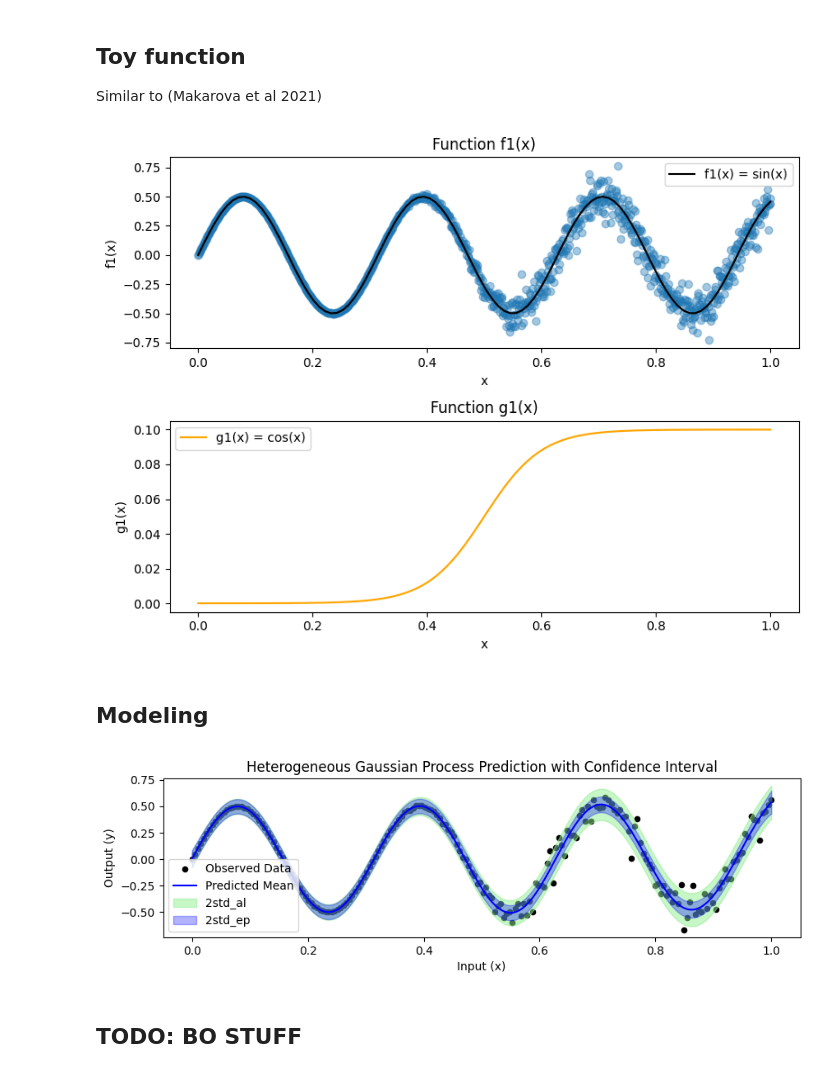
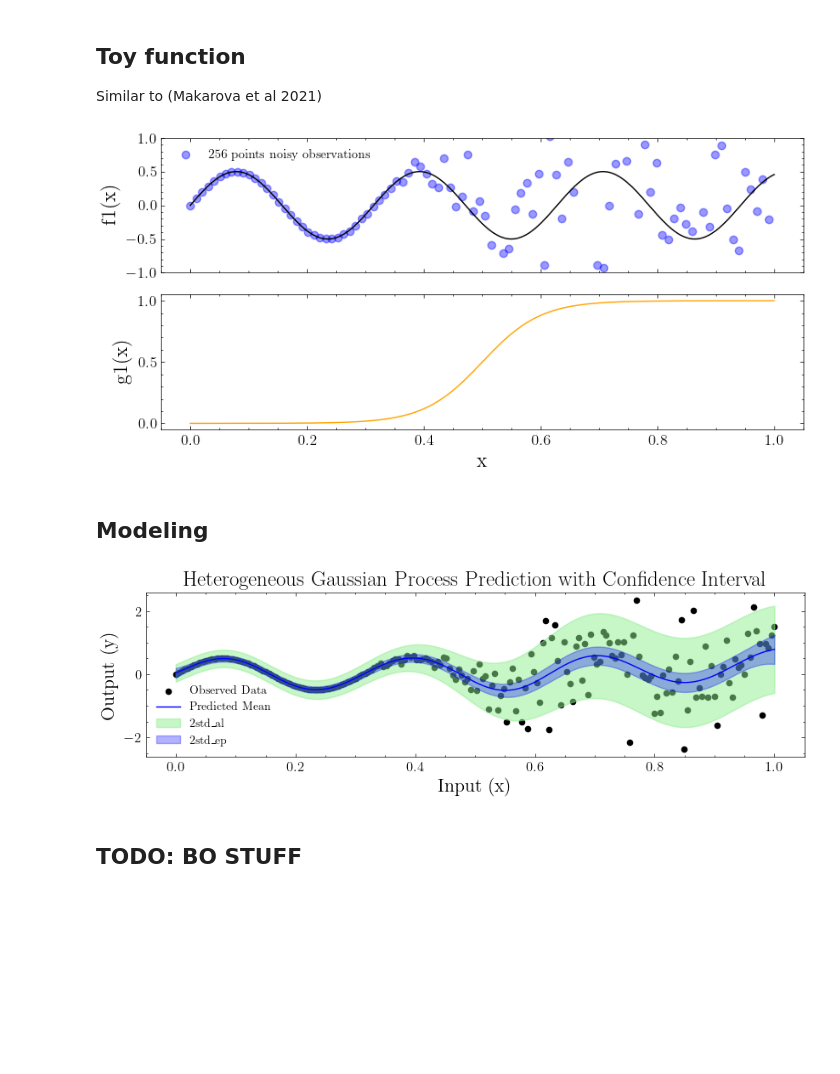
Before and after one commit to fazaghifari/hetgp-eval, a Jupyter notebook: bo_toy.ipynb, the cells around one changed output. Cells and saved outputs as stored; diff of their text form; code cells hidden in the pictures; blank space fills up the shorter version.

Commit message:
plot

```diff
--- a/bo_toy.ipynb
+++ b/bo_toy.ipynb
@@ -21,6 +21,15 @@ from src.rnimlhgp import RNHGP as RNHGP3
 import warnings
 
 warnings.filterwarnings("ignore")
+
+import scienceplots
+
+plt.style.use('science')
+params = {'xtick.labelsize':12,
+          'ytick.labelsize':12,
+          'axes.labelsize': 16,
+          'axes.titlesize': 18}
+plt.rcParams.update(params)
 # %% [markdown]
 ## Toy function
 Similar to (Makarova et al 2021)
@@ -28,46 +37,49 @@ Similar to (Makarova et al 2021)
 def g1(X):
     # logistic
     X = 20 * X - 10  # [0, 1] -> [-10, 10]
-    return 1 / (1 + np.exp(-X)) / 10
+    return 1 / (1 + np.exp(-X))
 
 
 def f1(X, add_noise=False):
     target = 0.5 * np.sin(X * 20)
     if add_noise:
         rng = np.random.RandomState(1)
         target += rng.normal(np.zeros_like(X), g1(X), size=target.shape)
     return target.squeeze()
 
 
-x = np.linspace(-0, 1, 100)
-x_noise = np.linspace(0, 1, 1000)
+x = np.linspace(-0, 1, 256)
+x_noise = np.linspace(0, 1, 100)
 y_noise = f1(x_noise, True)
 
 # Create subplots: 2 rows and 1 column
-fig, (ax1, ax2) = plt.subplots(2, 1, figsize=(8, 6))  # 2 rows, 1 column
+fig, (ax1, ax2) = plt.subplots(2, 1, figsize=(8, 4))  # 2 rows, 1 column
 
 # Plot f1(x) in the first subplot
-ax1.plot(x, f1(x), label="f1(x) = sin(x)", c="black")
-ax1.scatter(x_noise, y_noise, alpha=0.4)
-ax1.set_title("Function f1(x)")
-ax1.set_xlabel("x")
+ax1.plot(x, f1(x), c="black")
+ax1.scatter(x_noise, y_noise, alpha=0.4, label="256 points noisy observations", c="blue")
+#ax1.set_title("Function f1(x)")
+#ax1.set_xlabel("x")
 ax1.set_ylabel("f1(x)")
+ax1.set_ylim(-1., 1.)
 ax1.legend()
+ax1.xaxis.set_tick_params(labelbottom=False)
 
 # Plot g1(x) in the second subplot
-ax2.plot(x, g1(x), label="g1(x) = cos(x)", color="orange")
-ax2.set_title("Function g1(x)")
+ax2.plot(x, g1(x), color="orange")
+#ax2.set_title("Function g1(x)")
 ax2.set_xlabel("x")
 ax2.set_ylabel("g1(x)")
 ax2.legend()
 
 # Adjust layout
 plt.tight_layout()
+plt.savefig("f1_g1.pdf")
 
 # Show plot
 plt.show()
 # %% [output]
-[figure, old version]
+[figure, new version]
 # %% [markdown]
 ## Modeling
 # %%
@@ -135,7 +147,7 @@ plt.title("Heterogeneous Gaussian Process Prediction with Confidence Interval")
 plt.legend()
 plt.show()
 # %% [output]
-[figure, old version]
+[figure, new version]
 # %% [markdown]
 ## TODO: BO STUFF
 # %%
```
Also changed, not shown: parts of 1 cell of this notebook.
